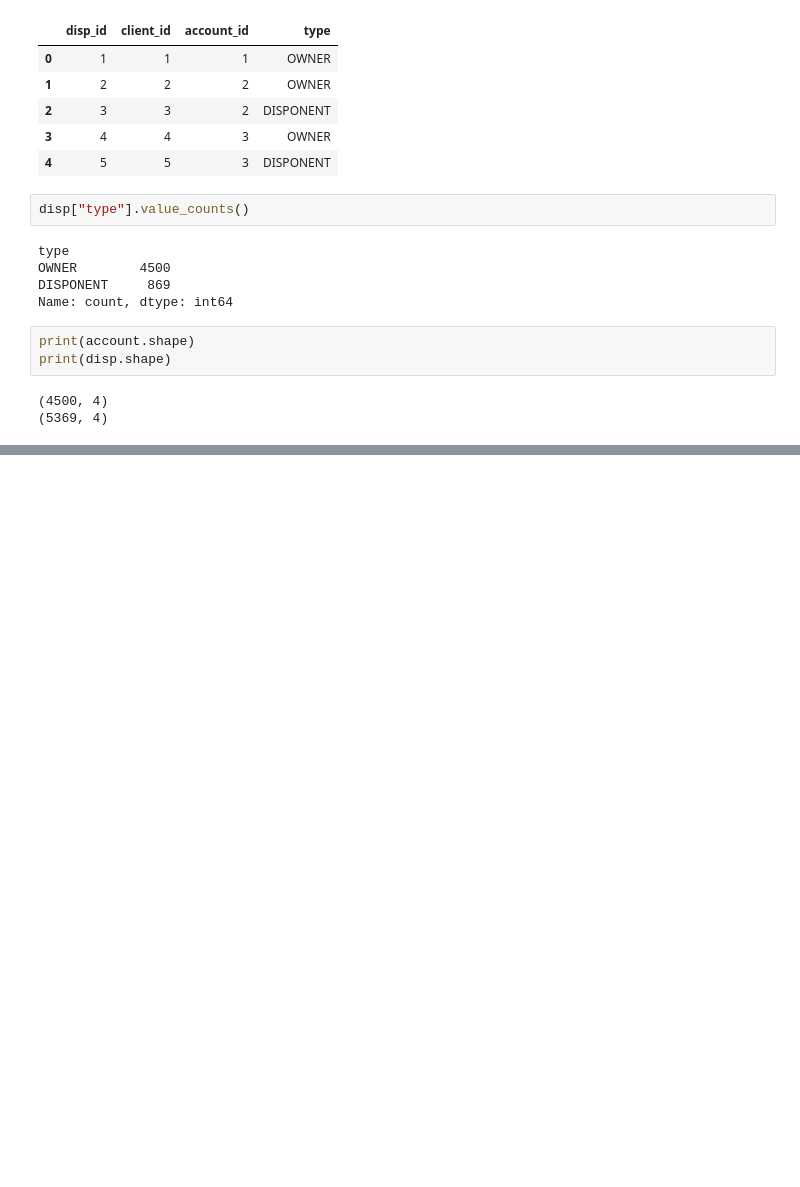
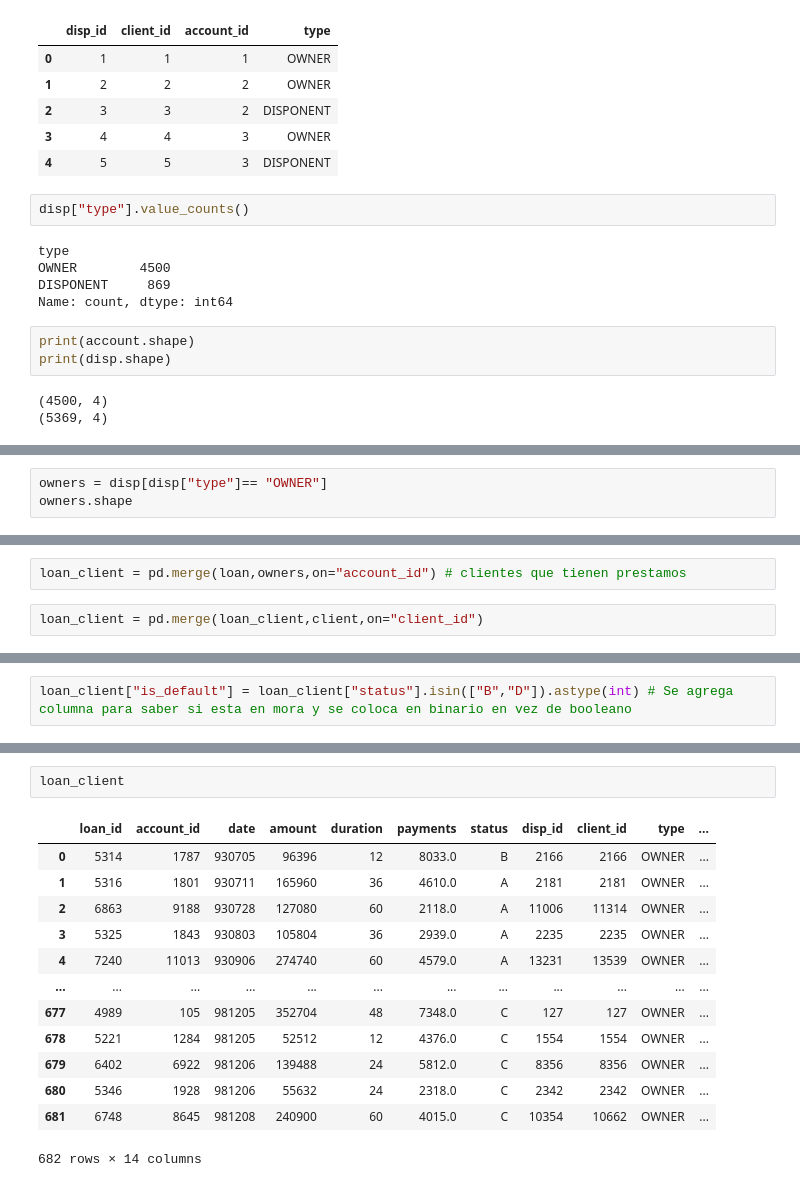
Before and after one commit to Richard-Aguirre/credit-risk-berka, a Jupyter notebook: notebooks/01_first_look.ipynb, the cells around one changed output, grey strips where cells are left out. Saved outputs shown, nothing was run; the diff lists cells and outputs as text; blank space fills up the shorter version.

Commit message:
join loan with owners and client, default rate by sex

```diff
--- a/notebooks/01_first_look.ipynb
+++ b/notebooks/01_first_look.ipynb
@@ -234,0 +237,3 @@ print(disp.shape)
+# %%
+owners = disp[disp["type"]== "OWNER"]
+owners.shape
@@ -234,0 +242,4 @@ print(disp.shape)
+# %%
+loan_client = pd.merge(loan,owners,on="account_id") # clientes que tienen prestamos
+# %%
+loan_client = pd.merge(loan_client,client,on="client_id")
@@ -234,0 +262,2 @@ print(disp.shape)
+# %%
+loan_client["is_default"] = loan_client["status"].isin(["B","D"]).astype(int) # Se agrega columna para saber si esta en mora y se coloca en binario en vez de booleano
@@ -234,0 +275,16 @@ print(disp.shape)
+# %%
+loan_client
+# %% [output]
+|  | loan_id | account_id | date | amount | duration | payments | status | disp_id | client_id | type | ... |
+| 0 | 5314 | 1787 | 930705 | 96396 | 12 | 8033.0 | B | 2166 | 2166 | OWNER | ... |
+| 1 | 5316 | 1801 | 930711 | 165960 | 36 | 4610.0 | A | 2181 | 2181 | OWNER | ... |
+| 2 | 6863 | 9188 | 930728 | 127080 | 60 | 2118.0 | A | 11006 | 11314 | OWNER | ... |
+| 3 | 5325 | 1843 | 930803 | 105804 | 36 | 2939.0 | A | 2235 | 2235 | OWNER | ... |
+| 4 | 7240 | 11013 | 930906 | 274740 | 60 | 4579.0 | A | 13231 | 13539 | OWNER | ... |
+| ... | ... | ... | ... | ... | ... | ... | ... | ... | ... | ... | ... |
+| 677 | 4989 | 105 | 981205 | 352704 | 48 | 7348.0 | C | 127 | 127 | OWNER | ... |
+| 678 | 5221 | 1284 | 981205 | 52512 | 12 | 4376.0 | C | 1554 | 1554 | OWNER | ... |
+| 679 | 6402 | 6922 | 981206 | 139488 | 24 | 5812.0 | C | 8356 | 8356 | OWNER | ... |
+| 680 | 5346 | 1928 | 981206 | 55632 | 24 | 2318.0 | C | 2342 | 2342 | OWNER | ... |
+| 681 | 6748 | 8645 | 981208 | 240900 | 60 | 4015.0 | C | 10354 | 10662 | OWNER | ... |
+682 rows × 14 columns
```
Also changed, not shown: parts of 10 cells of this notebook.
